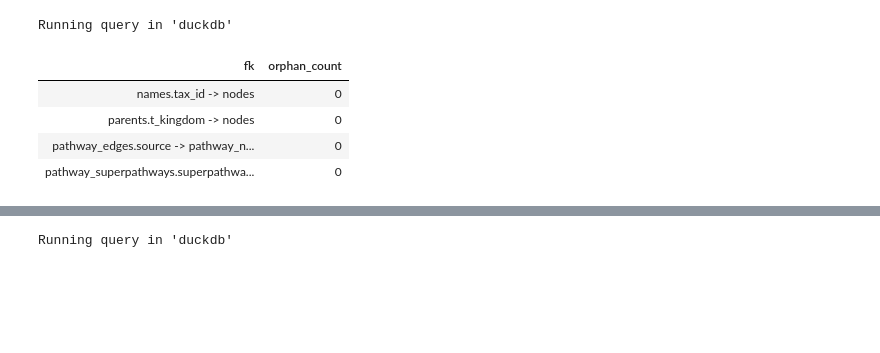
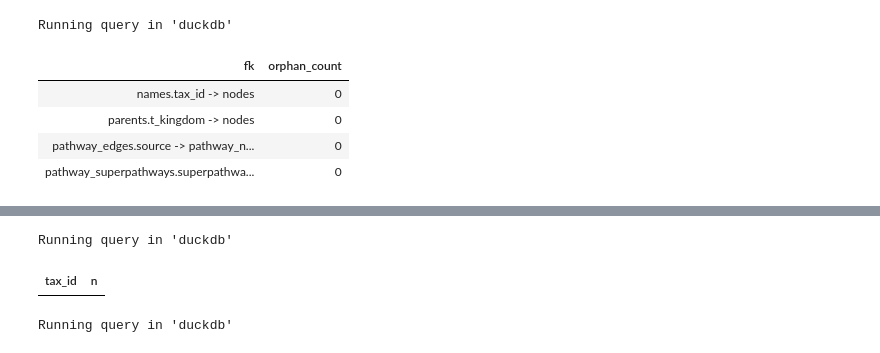
Before and after one commit to ParkinsonLab/metapro-data-vis, a Jupyter notebook: analytics/exploration/notebooks/exploratory_analysis.ipynb, the cells around one changed output, grey strips where cells are left out. Drawn from its saved outputs; the diff is of its cells as text; code cells hidden in the pictures; blank space fills up the shorter version.

```diff
--- a/analytics/exploration/notebooks/exploratory_analysis.ipynb
+++ b/analytics/exploration/notebooks/exploratory_analysis.ipynb
@@ -314,3 +340,13 @@ Running query in 'duckdb'
+# %%
+%%sql
+-- parents duplicate tax_id (expect 0; schema declares UNIQUE)
+SELECT tax_id, COUNT(*) AS n
+FROM parents
+GROUP BY tax_id
+HAVING COUNT(*) > 1;
+# %% [output]
+Running query in 'duckdb'
+| tax_id | n |
 # %%
 %%sql
 SELECT name, COUNT(*) AS n
```
Also changed, not shown: parts of 5 cells of this notebook, 1 other file.
